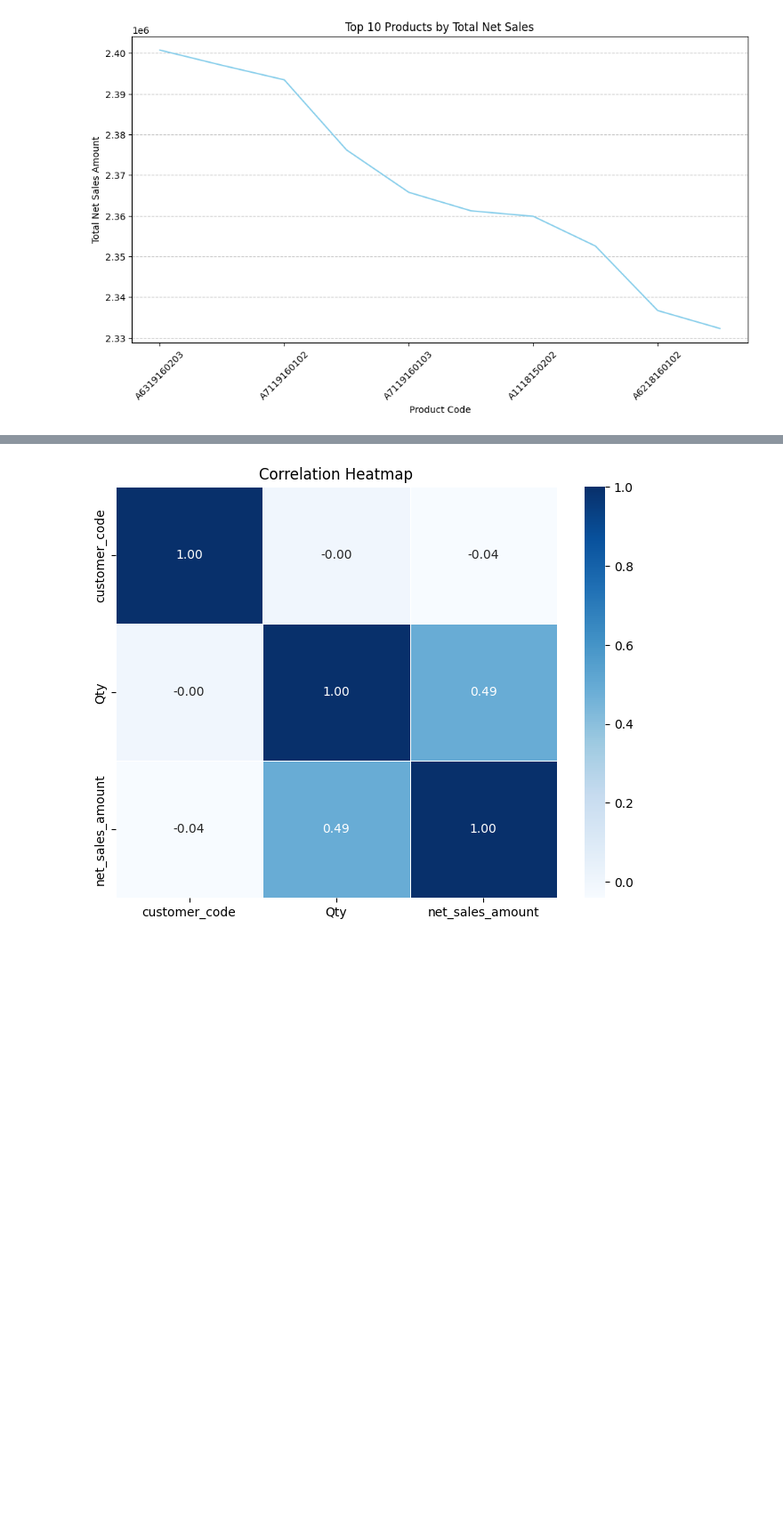
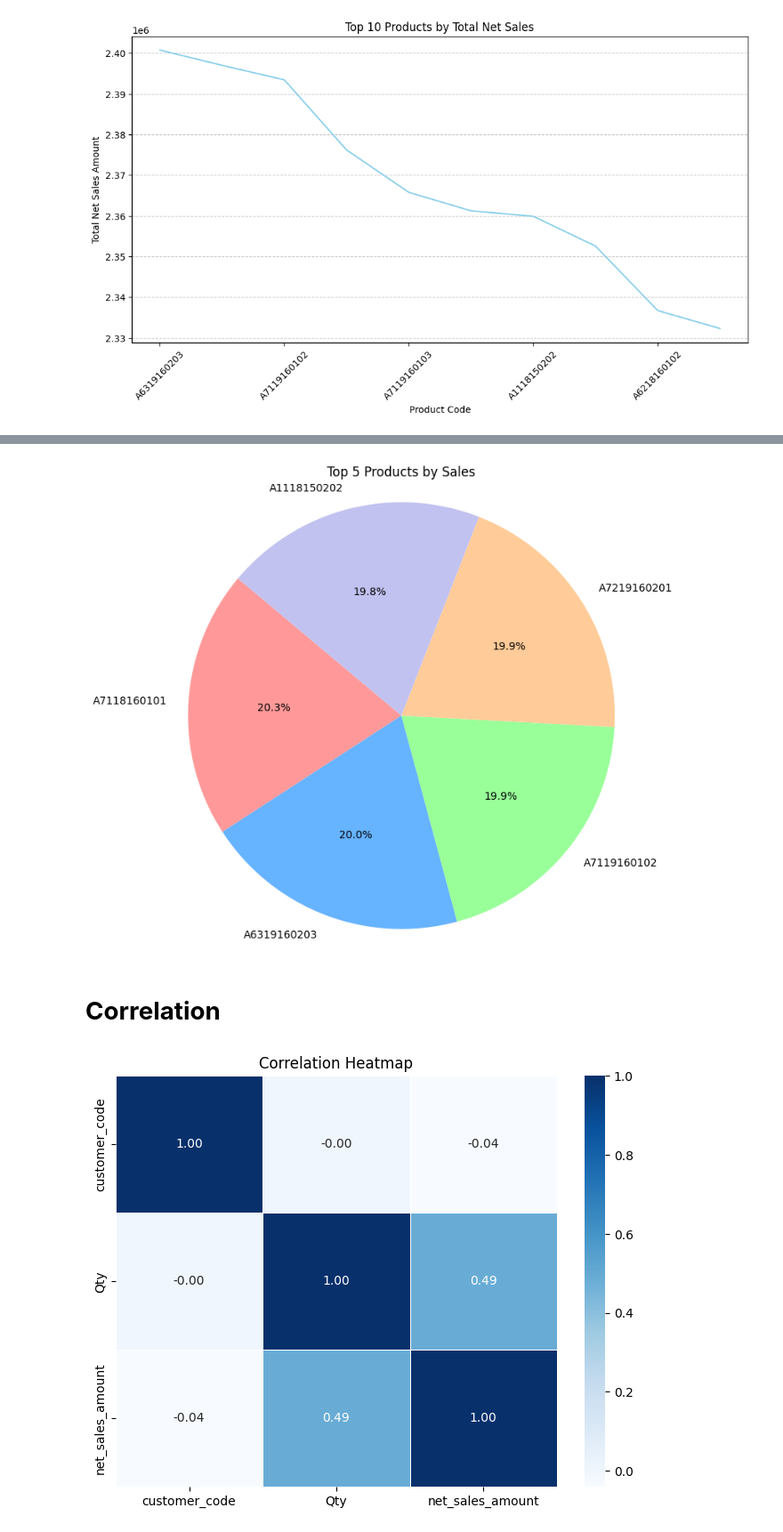
Before and after one commit to sriganesh05/Sri, a Jupyter notebook: HHH_electronics.ipynb, the cells around one changed output, grey strips where cells are left out. Shown at 89% size. Drawn from its saved outputs; the diff is of its cells as text; code cells hidden in the pictures; blank space fills up the shorter version.

```diff
--- a/HHH_electronics.ipynb
+++ b/HHH_electronics.ipynb
@@ -746,0 +787,4 @@ plt.show()
+# %%
+product_sales = df_sales_monthly_cleaned.groupby('product_code')['net_sales_amount'].sum()
+top_products = product_sales.nlargest(5)
+top_products
@@ -747,3 +800,14 @@ plt.show()
+# %%
+plt.figure(figsize=(8, 8))
+plt.pie(top_products, labels=top_products.index, autopct='%1.1f%%',
+        startangle=140, colors=['#ff9999','#66b3ff','#99ff99','#ffcc99','#c2c2f0'])
+plt.title("Top 5 Products by Sales")
+plt.axis('equal')
+plt.show()
+# %% [output]
+[figure, added]
+# %% [markdown]
+# **Correlation**
 # %%
 correlation_matrix = df_sales_monthly_cleaned[['customer_code', 'Qty', 'net_sales_amount']].corr()
 # %%
```
Also changed, not shown: parts of 11 cells of this notebook.
